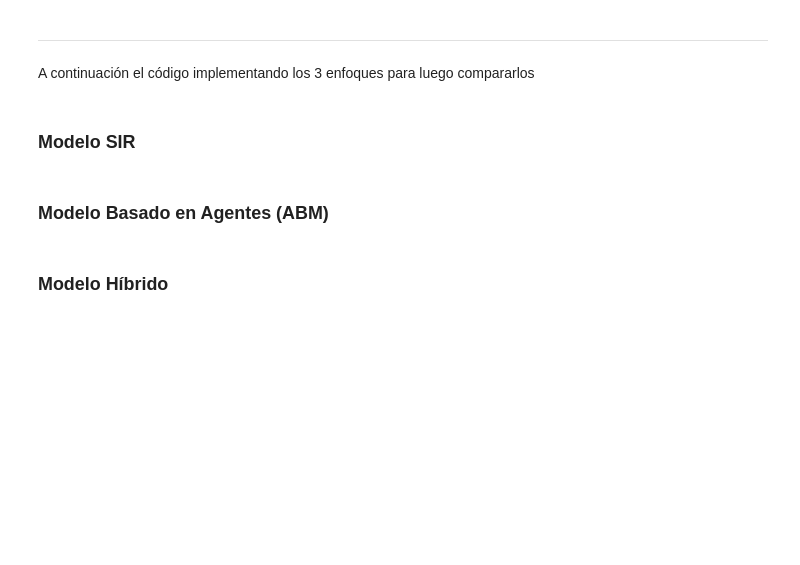
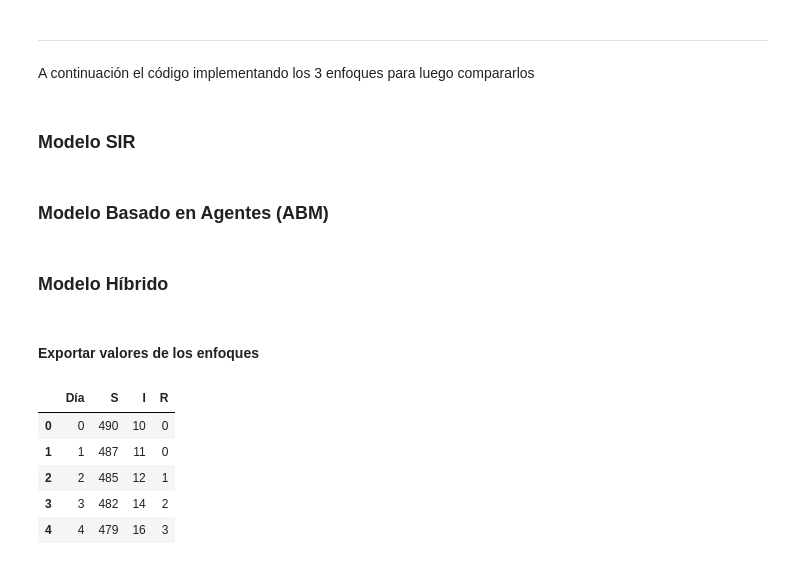
Before and after one commit to FabianKel/HDT1-ModSim, a Jupyter notebook: ejercicios.ipynb, the cells around one changed output. Saved outputs shown, nothing was run; the diff lists cells and outputs as text; code cells hidden in the pictures; blank space fills up the shorter version.

```diff
--- a/ejercicios.ipynb
+++ b/ejercicios.ipynb
@@ -271,3 +266,26 @@ for dia in range(dias):
     hist_hibrido['S'].append(S)
     hist_hibrido['I'].append(I)
     hist_hibrido['R'].append(R)
+# %% [markdown]
+#### **Exportar valores de los enfoques**
+# %%
+# Retornar resultados
+df_sir = pd.DataFrame({'Día': list(range(dias)), 'S': S_sir.astype(int), 'I': I_sir.astype(int), 'R': R_sir.astype(int)})
+df_abm = pd.DataFrame(hist_abm)
+df_abm['Día'] = range(dias)
+df_hibrido = pd.DataFrame(hist_hibrido)
+df_hibrido['Día'] = range(dias)
+
+df_sir.to_csv("output/SIR.csv")
+df_abm.to_csv("output/ABM.csv")
+df_hibrido.to_csv("output/HIBRIDO.csv")
+
+
+df_sir.head()
+# %% [output]
+|  | Día | S | I | R |
+| 0 | 0 | 490 | 10 | 0 |
+| 1 | 1 | 487 | 11 | 0 |
+| 2 | 2 | 485 | 12 | 1 |
+| 3 | 3 | 482 | 14 | 2 |
+| 4 | 4 | 479 | 16 | 3 |
```
Also changed, not shown: parts of 12 cells of this notebook, 3 other files.
